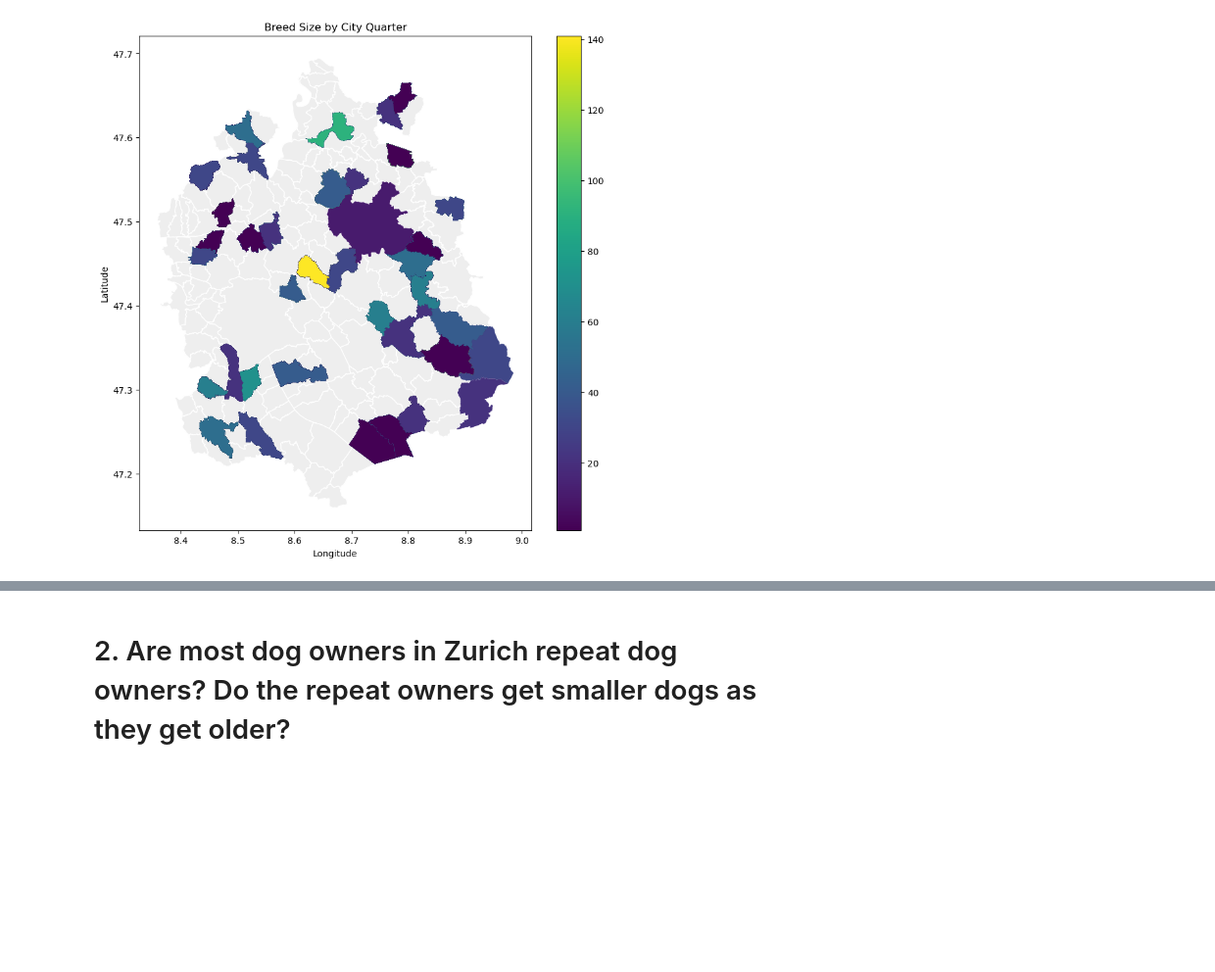
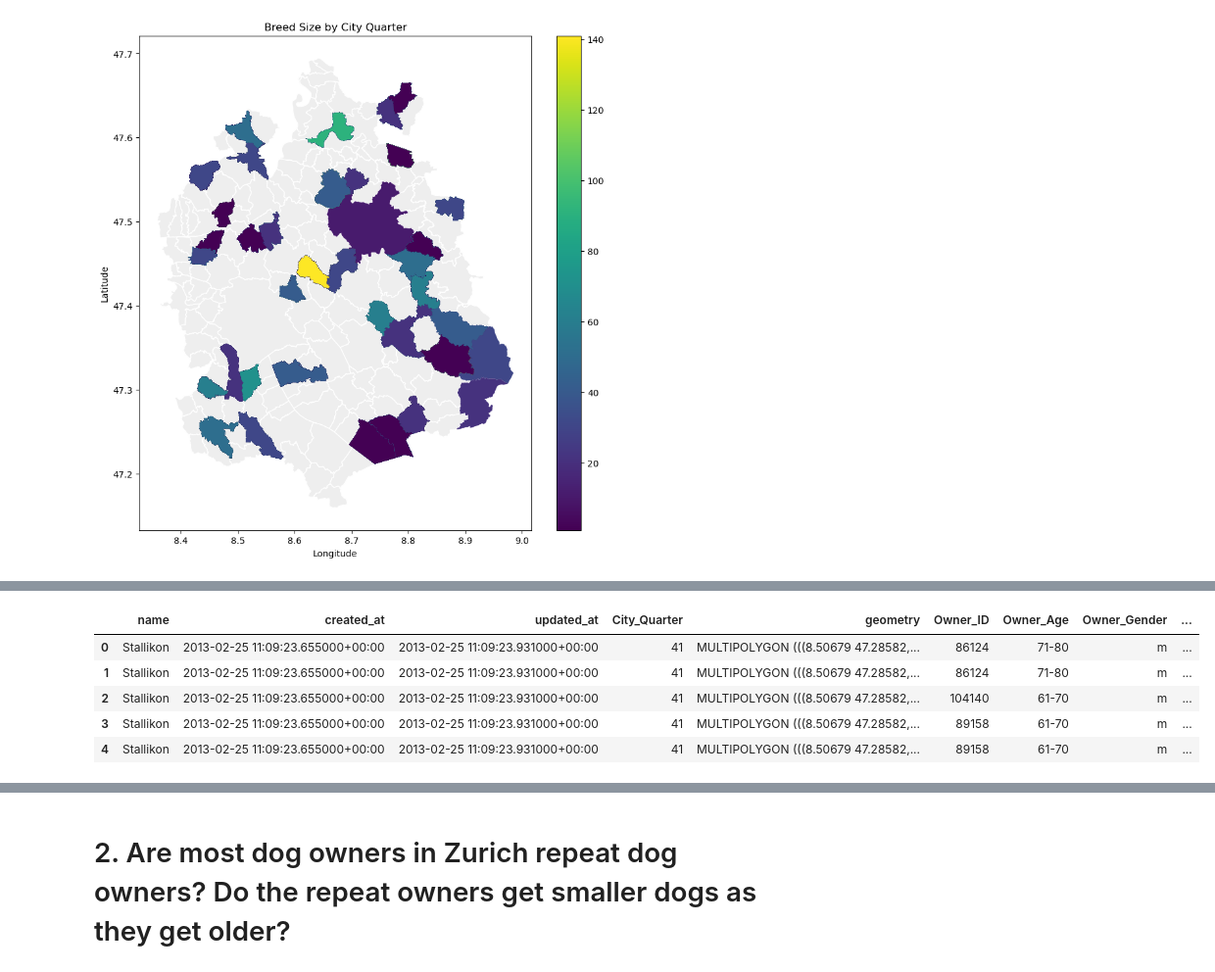
Before and after one commit to jmandano/cmps530_final_project, a Jupyter notebook: final_code.ipynb, the cells around one changed output, grey strips where cells are left out. Shown: that part at 98% size. Cells and saved outputs as stored; diff of their text form; code cells hidden in the pictures; blank space fills up the shorter version.

```diff
--- a/final_code.ipynb
+++ b/final_code.ipynb
@@ -332,0 +376,10 @@ plt.show()
+# %%
+merged_repeats = zurich.merge(repeat_owners_df, on='City_Quarter', how='inner')
+merged_repeats.head(5)
+# %% [output]
+|  | name | created_at | updated_at | City_Quarter | geometry | Owner_ID | Owner_Age | Owner_Gender | ... |
+| 0 | Stallikon | 2013-02-25 11:09:23.655000+00:00 | 2013-02-25 11:09:23.931000+00:00 | 41 | MULTIPOLYGON (((8.50679 47.28582,... | 86124 | 71-80 | m | ... |
+| 1 | Stallikon | 2013-02-25 11:09:23.655000+00:00 | 2013-02-25 11:09:23.931000+00:00 | 41 | MULTIPOLYGON (((8.50679 47.28582,... | 86124 | 71-80 | m | ... |
+| 2 | Stallikon | 2013-02-25 11:09:23.655000+00:00 | 2013-02-25 11:09:23.931000+00:00 | 41 | MULTIPOLYGON (((8.50679 47.28582,... | 104140 | 61-70 | m | ... |
+| 3 | Stallikon | 2013-02-25 11:09:23.655000+00:00 | 2013-02-25 11:09:23.931000+00:00 | 41 | MULTIPOLYGON (((8.50679 47.28582,... | 89158 | 61-70 | m | ... |
+| 4 | Stallikon | 2013-02-25 11:09:23.655000+00:00 | 2013-02-25 11:09:23.931000+00:00 | 41 | MULTIPOLYGON (((8.50679 47.28582,... | 89158 | 61-70 | m | ... |
```
Also changed, not shown: parts of 4 cells of this notebook.
